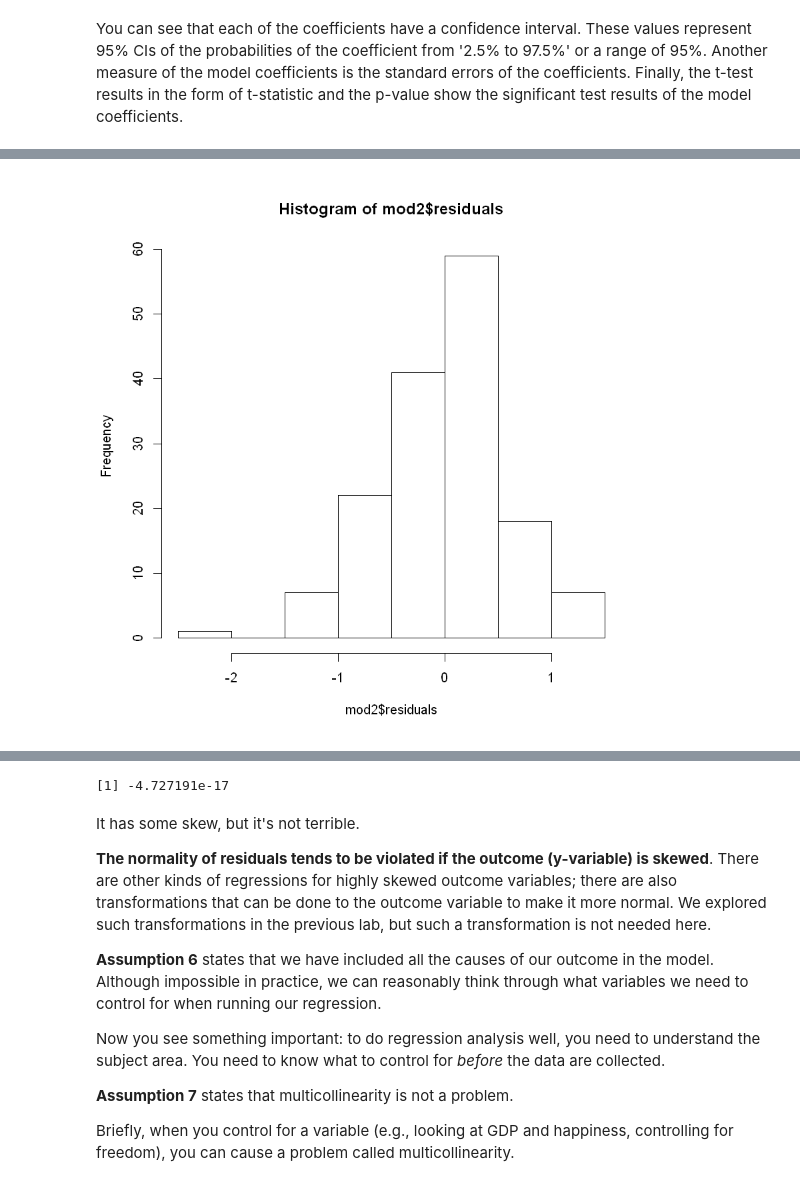
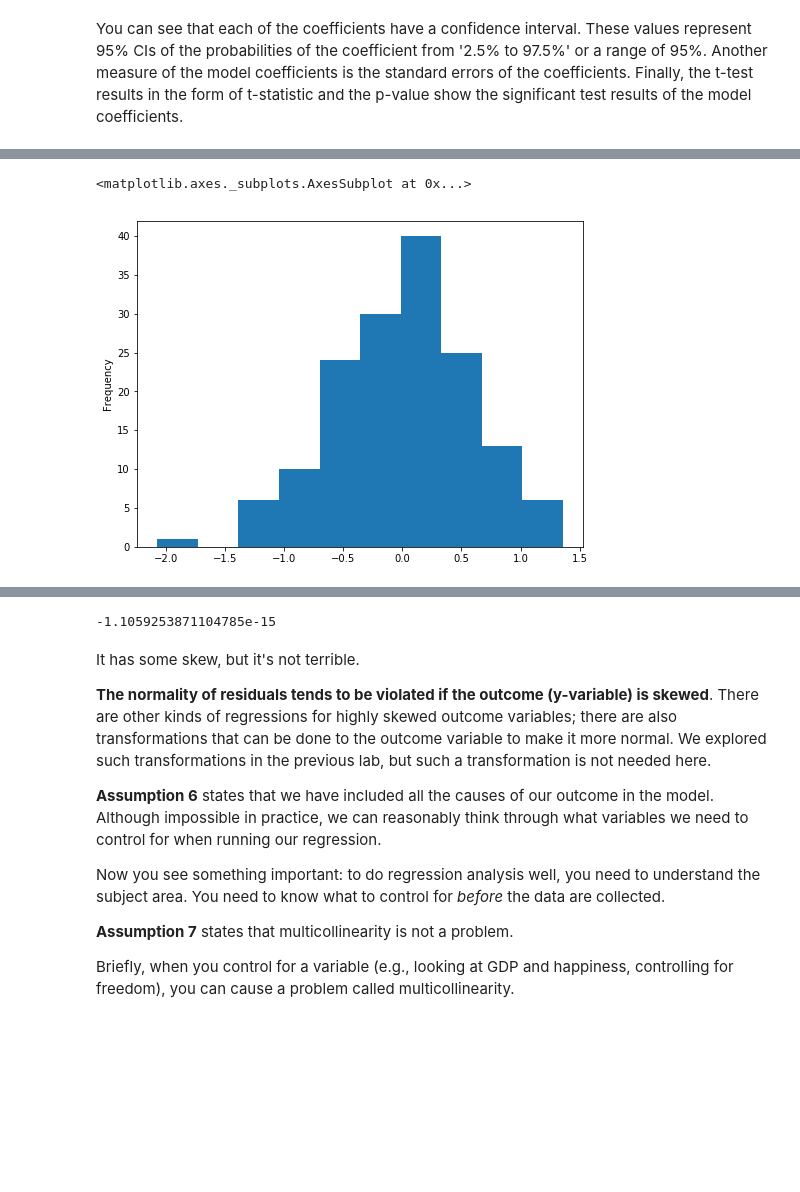
Before and after one commit to Tommytrungto/Research-Methods-for-Data-Science-with-Python, a Jupyter notebook: Module5/Mod5_Lab2_-_Regression.ipynb, the cells around one changed output, grey strips where cells are left out. Cells and saved outputs as stored; diff of their text form; code cells hidden in the pictures; blank space fills up the shorter version.

```diff
--- a/Module5/Mod5_Lab2_-_Regression.ipynb
+++ b/Module5/Mod5_Lab2_-_Regression.ipynb
@@ -545,0 +466,7 @@ F-statistic: 221.3 on 2 and 152 DF,  p-value: < 2.2e-16
+# %%
+## Add a constant term to the array of predictors to get an intercept term
+predictors = sm.add_constant(dat[['GDP','Freedom']], prepend = False)
+
+lm_mod_2 = sm.OLS(dat.Happiness, predictors)
+res_2 = lm_mod_2.fit()
+print(res_2.summary())
@@ -770,21 +664,29 @@ nesting.
 
 **Assumption 4 + 5,** our residuals must be normally distributed and
 with a mean of zero. We can briefly check this with a histogram:
-# %%
-hist(mod2$residuals)
-# %% [output]
-[figure, removed]
+# %%
+## Create a new data frame with the predictor values and the constant
+new_predict = dat[['GDP','Freedom']]
+new_predict = sm.add_constant(new_predict, prepend = False)
+## Make prediction with new values and 2 predictor model
+new_predict['Score'] = res_2.predict(new_predict)
+## Compute the residuals
+new_predict['Residuals'] = dat.Happiness - new_predict.Score
+
+## Plot the histogram of the residuals
+ax = plt.figure(figsize=(8, 6)).gca() # define axis
+new_predict.Residuals.plot.hist(ax = ax)
+# %% [output]
+<matplotlib.axes._subplots.AxesSubplot at 0x...>
+[figure, added]
 # %% [markdown]
 ![](Mod3_Lab2_-_Regression_files/figure-markdown_strict/unnamed-chunk-23-1.png)
 
 It's roughly normal. We can check the mean:
-# %%
-#mean is almost zero
-mean(mod$residuals)
-
-## [1] -4.727191e-17
-# %% [output]
-[1] -4.727191e-17
+# %%
+new_predict['Residuals'].mean()
+# %% [output]
+-1.1059253871104785e-15
 # %% [markdown]
 It has some skew, but it's not terrible.
 
```
Also changed, not shown: parts of 24 cells of this notebook.
